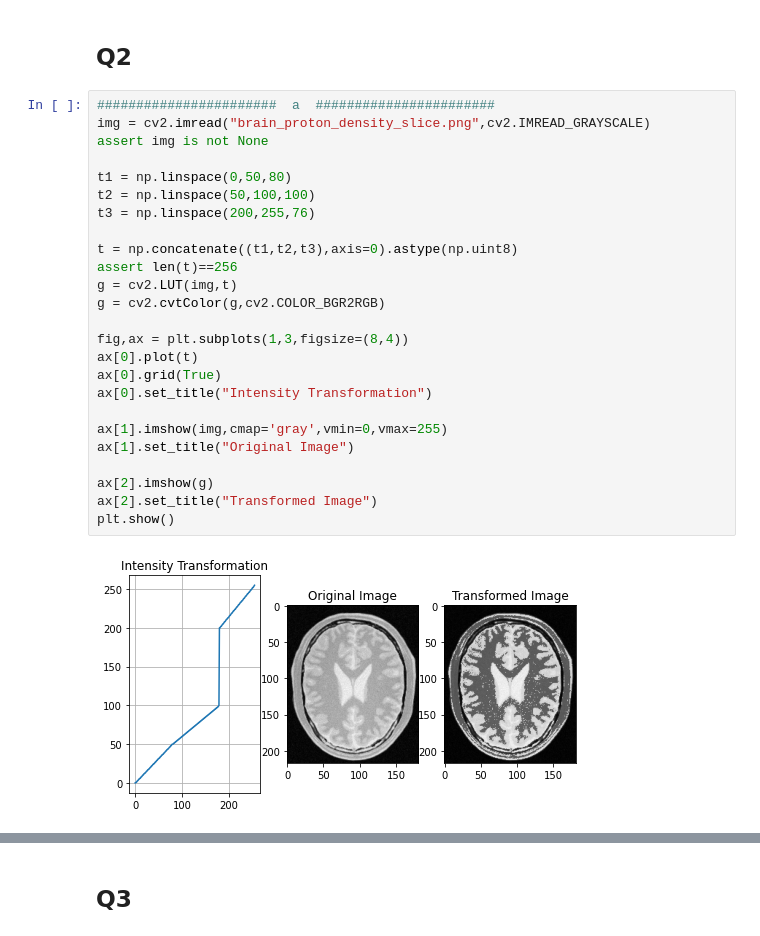
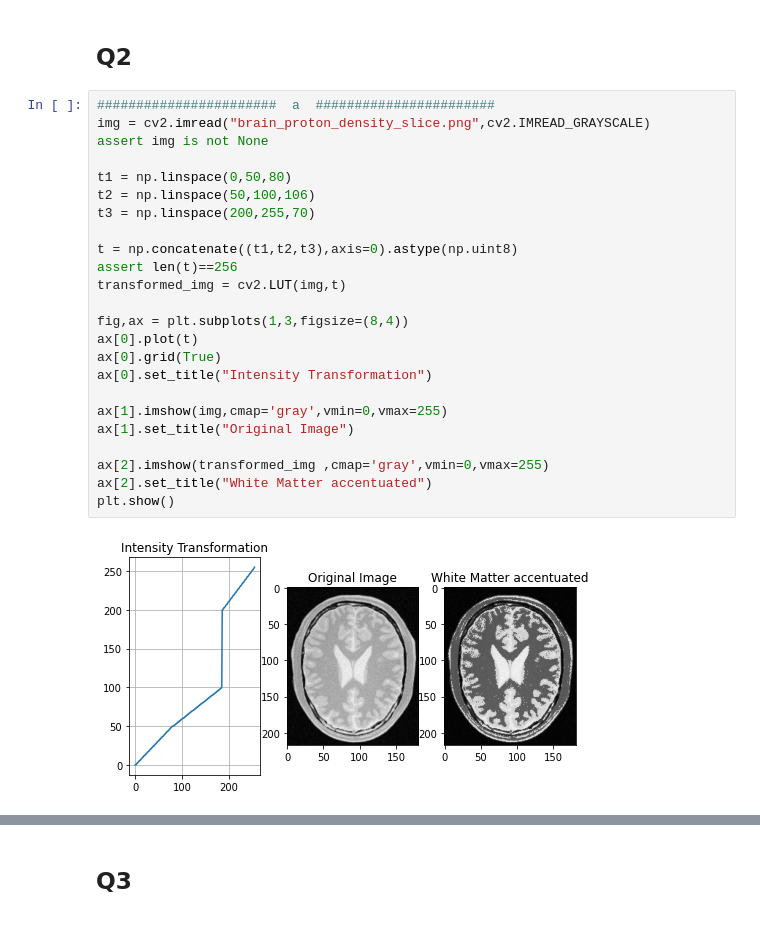
Before and after one commit to muditha11/ImageProcessingAndMachineVision, a Jupyter notebook: assignment 1/assignment1.ipynb, the cells around one changed output, grey strips where cells are left out. Drawn from its saved outputs; the diff is of its cells as text.

```diff
--- a/assignment 1/assignment1.ipynb
+++ b/assignment 1/assignment1.ipynb
@@ -41,30 +40,29 @@ plt.show()
 # %%
 #######################  a  #######################
 img = cv2.imread("brain_proton_density_slice.png",cv2.IMREAD_GRAYSCALE)
 assert img is not None
 
 t1 = np.linspace(0,50,80)
-t2 = np.linspace(50,100,100)
-t3 = np.linspace(200,255,76)
+t2 = np.linspace(50,100,106)
+t3 = np.linspace(200,255,70)
 
 t = np.concatenate((t1,t2,t3),axis=0).astype(np.uint8)
 assert len(t)==256
-g = cv2.LUT(img,t)
-g = cv2.cvtColor(g,cv2.COLOR_BGR2RGB)
+transformed_img = cv2.LUT(img,t)
 
 fig,ax = plt.subplots(1,3,figsize=(8,4))
 ax[0].plot(t)
 ax[0].grid(True)
 ax[0].set_title("Intensity Transformation")
 
 ax[1].imshow(img,cmap='gray',vmin=0,vmax=255)
 ax[1].set_title("Original Image")
 
-ax[2].imshow(g)
-ax[2].set_title("Transformed Image")
+ax[2].imshow(transformed_img ,cmap='gray',vmin=0,vmax=255)
+ax[2].set_title("White Matter accentuated")
 plt.show()
 # %% [output]
-[figure, old version]
+[figure, new version]
 # %%
 #######################  b  #######################
 img = cv2.imread("brain_proton_density_slice.png",cv2.IMREAD_GRAYSCALE)
```
Also changed, not shown: parts of 5 cells of this notebook, 29 other files.
